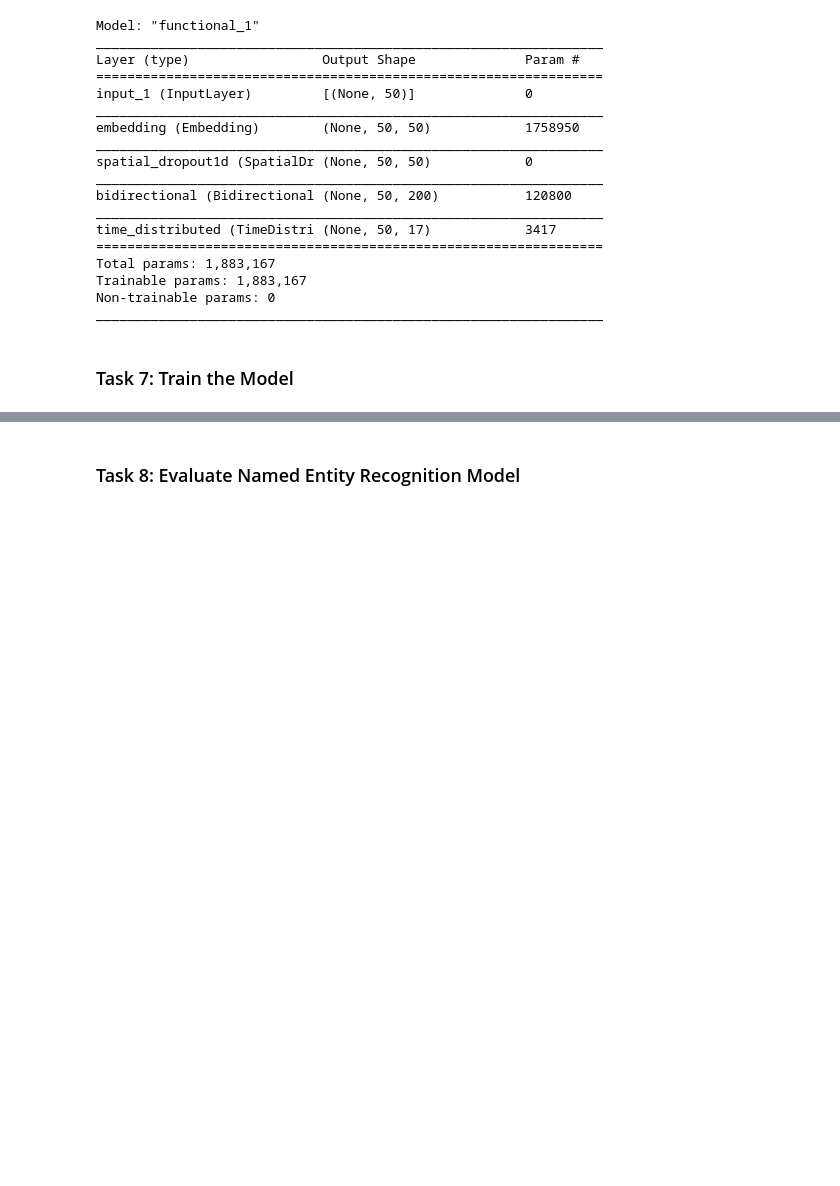
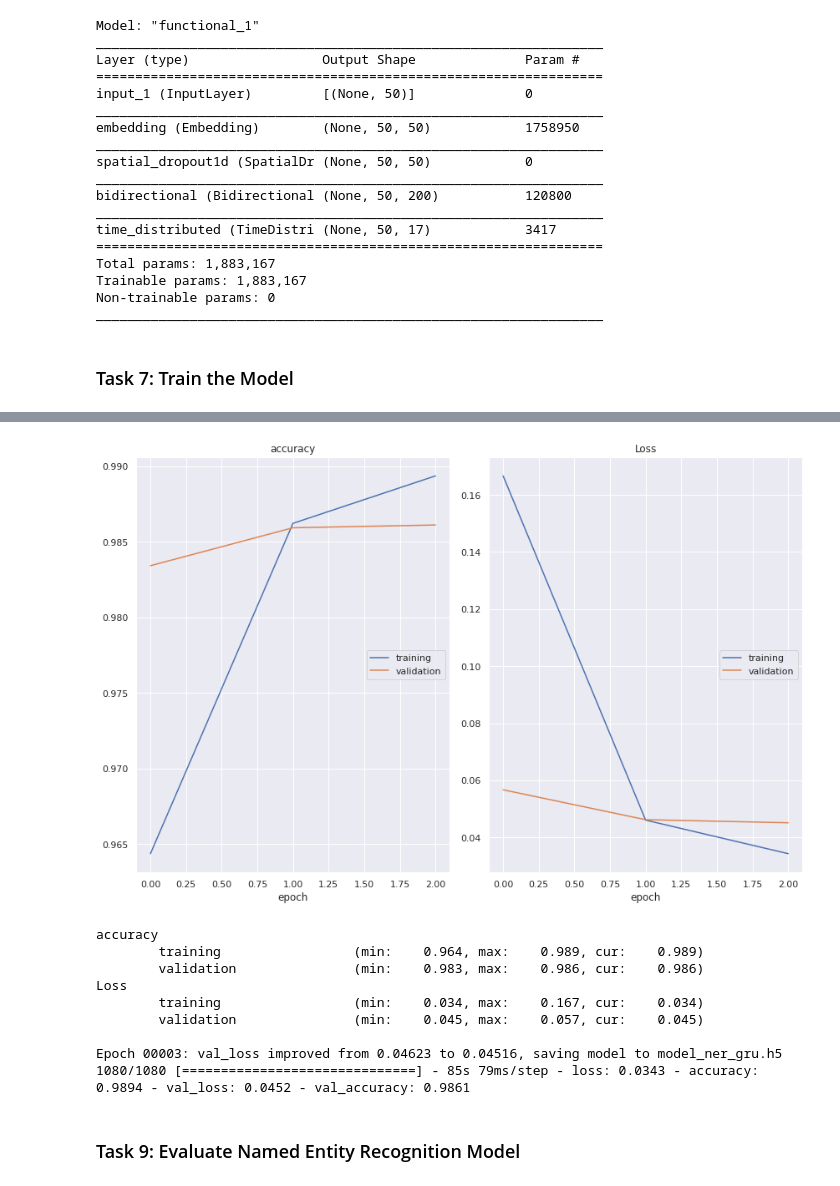
Before and after one commit to BONDHU-BOT/Named-Entity-Recognition-using-Deep-Learning, a Jupyter notebook: Named-Entity Recognition.ipynb, the cells around one changed output, grey strips where cells are left out. Drawn from its saved outputs; the diff is of its cells as text; code cells hidden in the pictures; blank space fills up the shorter version.

Commit message:
updated project with epoch 3

```diff
--- a/Named-Entity Recognition.ipynb
+++ b/Named-Entity Recognition.ipynb
@@ -251,0 +258,13 @@ Epoch 00003: val_loss improved from 0.04971 to 0.04720, saving model to model_ne
+# %%
+input_word = Input(shape=(max_len,))
+model_gru = Embedding(input_dim=num_words, output_dim=max_len, input_length=max_len)(input_word)
+model_gru = SpatialDropout1D(0.1)(model_gru)
+model_gru = Bidirectional(GRU(units=100, return_sequences=True, recurrent_dropout=0.1))(model_gru)
+out = TimeDistributed(Dense(num_tags, activation='softmax'))(model_gru)
+model_gru = Model(input_word, out)
+
+model_gru.compile(optimizer='adam',
+             loss='categorical_crossentropy',
+             metrics=['accuracy'])
+
+model_gru.summary()
@@ -252,5 +290,36 @@ Epoch 00003: val_loss improved from 0.04971 to 0.04720, saving model to model_ne
+# %%
+early_stopping = EarlyStopping(monitor='val_accuracy', patience=1, verbose=0, mode='max', restore_best_weights=False)
+
+filename = 'model_ner_gru.h5'
+checkpoint = ModelCheckpoint(filename,
+                             monitor='val_loss',
+                             verbose=1,
+                             save_best_only=True,
+                             mode='min')
+
+callbacks = [PlotLossesKeras(), early_stopping, checkpoint]
+
+history = model_gru.fit(
+    x_train, np.array(y_train),
+    validation_split=0.2,
+    batch_size=32,
+    epochs=3,
+    verbose=1,
+    callbacks=callbacks
+)
+# %% [output]
+[figure, added]
+accuracy
+        training                 (min:    0.964, max:    0.989, cur:    0.989)
+        validation               (min:    0.983, max:    0.986, cur:    0.986)
+Loss
+        training                 (min:    0.034, max:    0.167, cur:    0.034)
+        validation               (min:    0.045, max:    0.057, cur:    0.045)
+
+Epoch 00003: val_loss improved from 0.04623 to 0.04516, saving model to model_ner_gru.h5
+1080/1080 [==============================] - 85s 79ms/step - loss: 0.0343 - accuracy: 0.9894 - val_loss: 0.0452 - val_accuracy: 0.9861
 # %% [markdown]
-### Task 8: Evaluate Named Entity Recognition Model
+### Task 9: Evaluate Named Entity Recognition Model
 # %%
 model_ner = load_model("model_ner.h5")
 # %%
```
Also changed, not shown: parts of 17 cells of this notebook, 6 other files.
